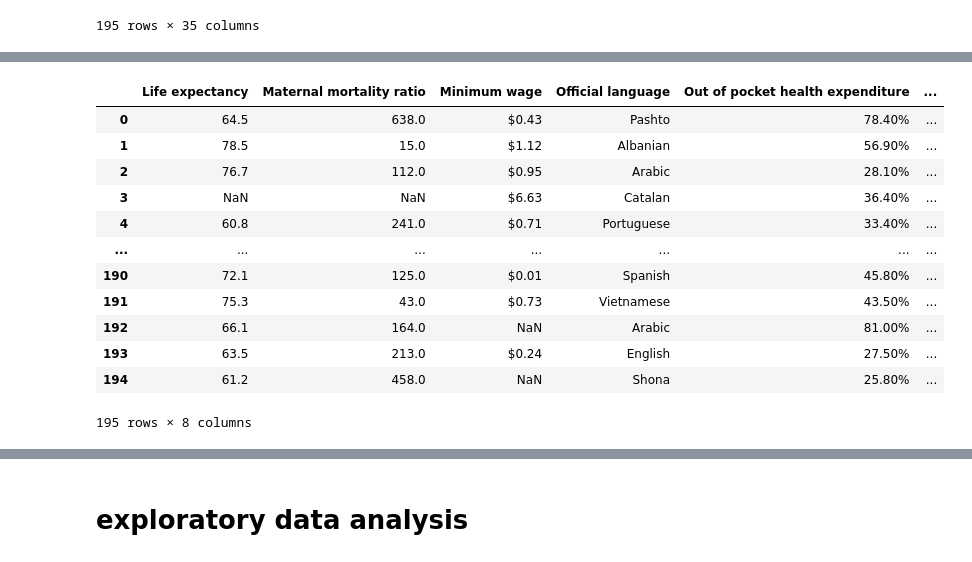
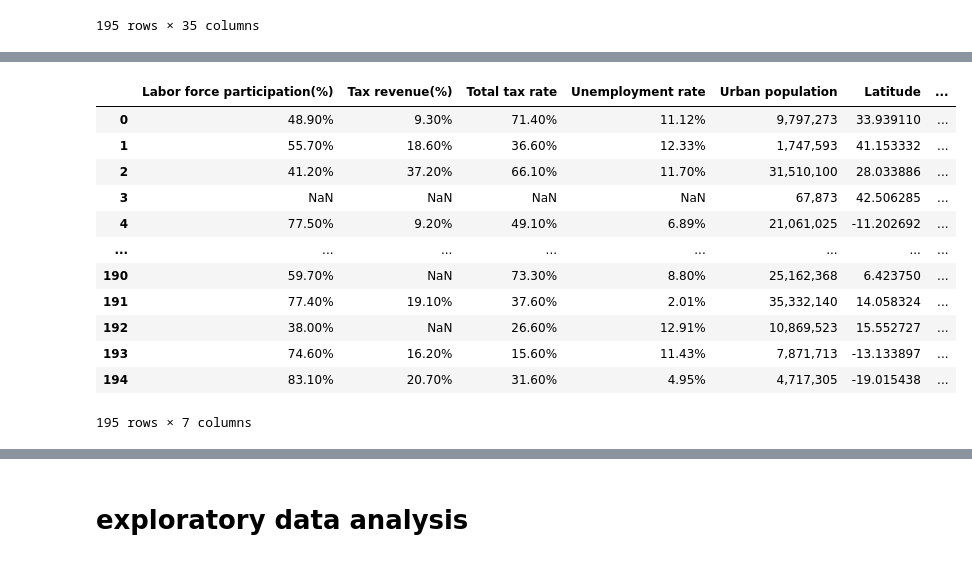
Before and after one commit to depa-tto/Multidimensional-Data-Visualization-exam, a Jupyter notebook: File_1.ipynb, the cells around one changed output, grey strips where cells are left out. Cells and saved outputs as stored; diff of their text form; code cells hidden in the pictures.

```diff
--- a/File_1.ipynb
+++ b/File_1.ipynb
@@ -5,6 +5,8 @@ import matplotlib.pyplot as plt
 import seaborn as sns
 # %% [markdown]
 # data import and preparation
+# %%
+pd.set_option('display.max_columns',None)
 # %%
 raw_data = pd.read_csv('./world-data-2023.csv')
 # %%
@@ -24,12 +26,20 @@ raw_data
 | 194 | Zimbabwe | 38 | ZW | 41.90% | 390,757 | 51,000 | ... |
 195 rows × 35 columns
 # %%
-raw_data = raw_data.rename(columns={'Density\n(P/Km2)':'Density(P/Km2)','Agricultural Land( %)':'Agricultural Land(%)',
-                                    'CPI Change (%)':'CPI Change(%)','Forested Area (%)':'Forested Area(%)',
-                                    'Gross primary education enrollment (%)':'Gross primary education enrollment(%)',
-                                    'Gross tertiary education enrollment (%)':'Gross tertiary education enrollment(%)',
+raw_data = raw_data.rename(columns={'Density\n(P/Km2)':'Density(P/Km2)',
+                                    'Agricultural Land( %)':'Agricultural Land(%)',
+                                    'Armed Forces size':'Armed Forces',
+                                    'Capital/Major City':'Capital',
+                                    'CPI Change (%)':'CPI Change(%)',
+                                    'Forested Area (%)':'Forested Area(%)',
+                                    'Gross primary education enrollment (%)':'Primary educ. enr.(%)',
+                                    'Gross tertiary education enrollment (%)':'Tertiary educ. enr.(%)',
+                                    'Out of pocket health expenditure':'Self-paid Health',
                                     'Tax revenue (%)':'Tax revenue(%)',
-                                    'Population: Labor force participation (%)':'Labor force participation(%)'})
+                                    'Official language':'Language',
+                                    'Physicians per thousand':'Doctors/1000',
+                                    'Population: Labor force participation (%)':'Labor force participation(%)',
+                                    'Urban_population':'Urban population'})
 # %%
 raw_data.info()
 # %% [output]
@@ -99,18 +125,18 @@ raw_data.loc[:,'Forested Area(%)':'Largest city']
 | 194 | 35.50% | $1.34 | $21,440,758,800 | 109.90% | 10.00% | ... |
 195 rows × 7 columns
 # %%
-raw_data.loc[:,'Life expectancy':'Labor force participation(%)']
+raw_data.loc[:,'Labor force participation(%)':]
 # %% [output]
-|  | Life expectancy | Maternal mortality ratio | Minimum wage | Official language | Out of pocket health expenditure | ... |
-| 0 | 64.5 | 638.0 | $0.43 | Pashto | 78.40% | ... |
-| 1 | 78.5 | 15.0 | $1.12 | Albanian | 56.90% | ... |
-| 2 | 76.7 | 112.0 | $0.95 | Arabic | 28.10% | ... |
-| 3 | NaN | NaN | $6.63 | Catalan | 36.40% | ... |
-| 4 | 60.8 | 241.0 | $0.71 | Portuguese | 33.40% | ... |
-| ... | ... | ... | ... | ... | ... | ... |
-| 190 | 72.1 | 125.0 | $0.01 | Spanish | 45.80% | ... |
-| 191 | 75.3 | 43.0 | $0.73 | Vietnamese | 43.50% | ... |
-| 192 | 66.1 | 164.0 | NaN | Arabic | 81.00% | ... |
-| 193 | 63.5 | 213.0 | $0.24 | English | 27.50% | ... |
-| 194 | 61.2 | 458.0 | NaN | Shona | 25.80% | ... |
+|  | Labor force participation(%) | Tax revenue(%) | Total tax rate | Unemployment rate | Urban population | Latitude | ... |
+| 0 | 48.90% | 9.30% | 71.40% | 11.12% | 9,797,273 | 33.939110 | ... |
+| 1 | 55.70% | 18.60% | 36.60% | 12.33% | 1,747,593 | 41.153332 | ... |
+| 2 | 41.20% | 37.20% | 66.10% | 11.70% | 31,510,100 | 28.033886 | ... |
+| 3 | NaN | NaN | NaN | NaN | 67,873 | 42.506285 | ... |
+| 4 | 77.50% | 9.20% | 49.10% | 6.89% | 21,061,025 | -11.202692 | ... |
+| ... | ... | ... | ... | ... | ... | ... | ... |
+| 190 | 59.70% | NaN | 73.30% | 8.80% | 25,162,368 | 6.423750 | ... |
+| 191 | 77.40% | 19.10% | 37.60% | 2.01% | 35,332,140 | 14.058324 | ... |
+| 192 | 38.00% | NaN | 26.60% | 12.91% | 10,869,523 | 15.552727 | ... |
+| 193 | 74.60% | 16.20% | 15.60% | 11.43% | 7,871,713 | -13.133897 | ... |
+| 194 | 83.10% | 20.70% | 31.60% | 4.95% | 4,717,305 | -19.015438 | ... |
-195 rows × 8 columns
+195 rows × 7 columns
```
Also changed, not shown: parts of 16 cells of this notebook.
